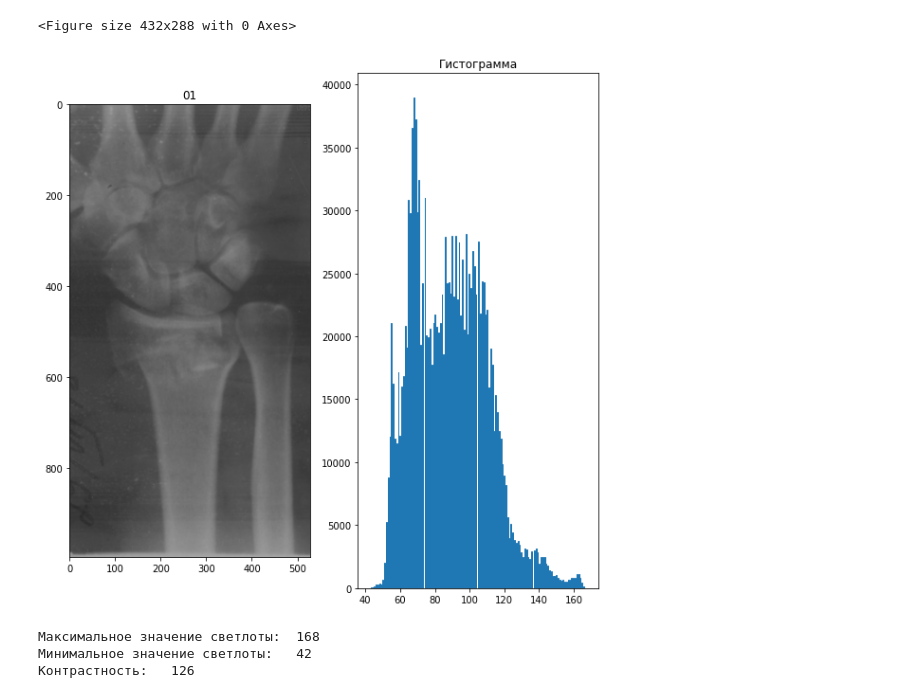
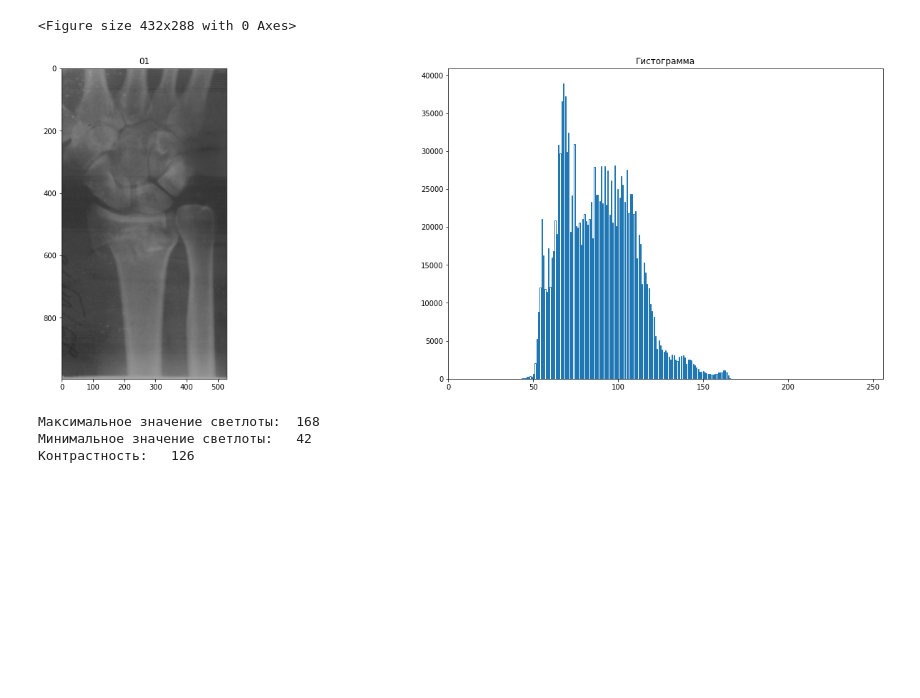
Before and after one commit to Shrek4/labs_2022, a Jupyter notebook: обработка изображений/lab1/1.ipynb, the cells around one changed output. Saved outputs shown, nothing was run; the diff lists cells and outputs as text; code cells hidden in the pictures; blank space fills up the shorter version.

```diff
--- a/обработка изображений/lab1/1.ipynb
+++ b/обработка изображений/lab1/1.ipynb
@@ -9,29 +9,30 @@ from skimage.exposure import histogram
 # %%
 fig = plt.figure()
 
 fig, (ax1, ax2 ) = plt.subplots(
     nrows=1, ncols=2,
-    figsize=(10, 10)
+    figsize=(24, 8)
 )
 
 ax1.set_title('01')
 ax2.set_title('Гистограмма')
+ax2.set_xlim(0, 256)
 
 
 image = cv2.imread("test.jpg") #Открываем изображение.
 
 
 ax1.imshow(image)
 ax2.hist(image.ravel(),bins = 256, histtype = 'step' )
 
 plt.show()
 
 print("Максимальное значение светлоты:\t", np.max(image))
 print("Минимальное значение светлоты:\t", np.min(image))
 print("Контрастность:\t", np.max(image) - np.min(image))
 # %% [output]
 <Figure size 432x288 with 0 Axes>
-[figure, old version]
+[figure, new version]
 Максимальное значение светлоты:  168
 Минимальное значение светлоты:   42
 Контрастность:   126
```
Also changed, not shown: parts of 4 cells of this notebook, 12 other files.
